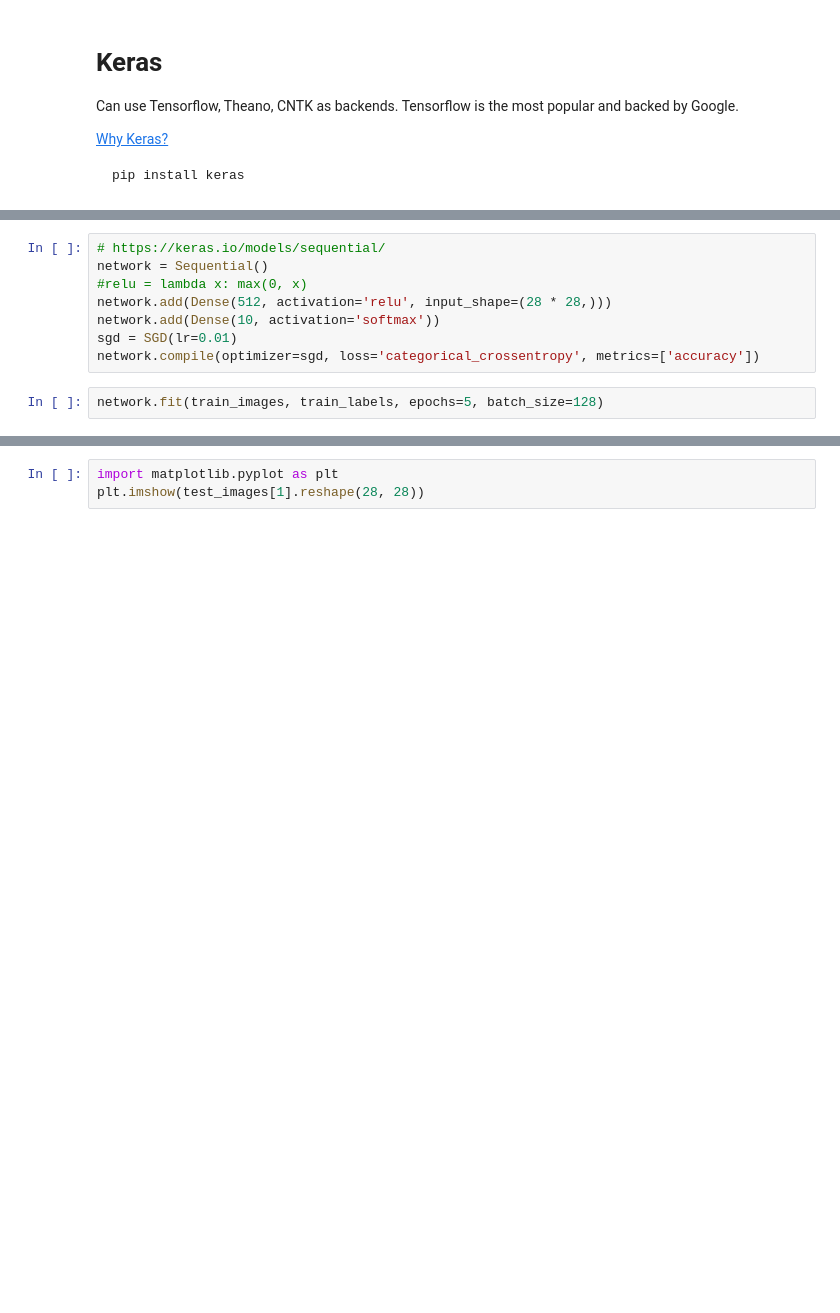
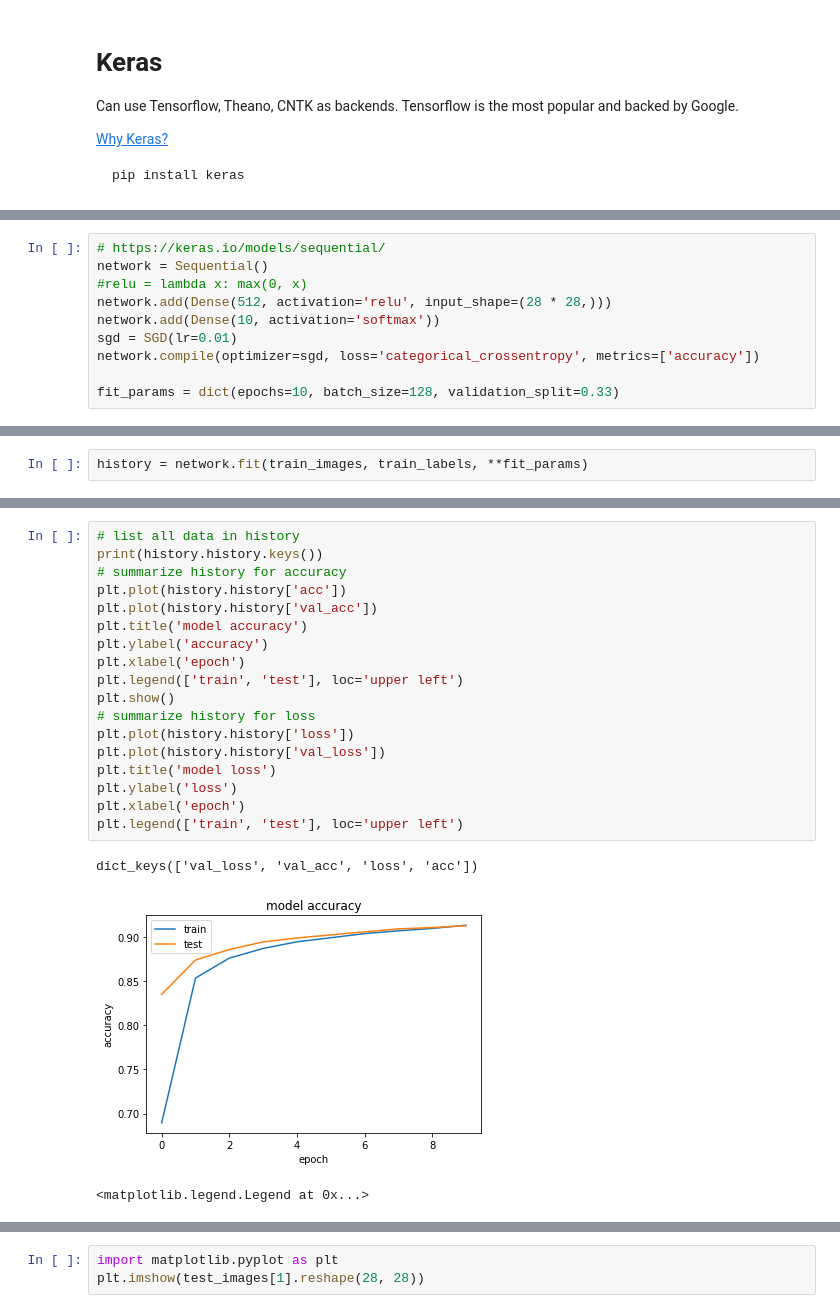
Before and after one commit to B1naryStudio/ML_course, a Jupyter notebook: MLP SGD mnist.ipynb, the cells around one changed output, grey strips where cells are left out. Saved outputs shown, nothing was run; the diff lists cells and outputs as text; blank space fills up the shorter version.

```diff
--- a/MLP SGD mnist.ipynb
+++ b/MLP SGD mnist.ipynb
@@ -46,5 +48,5 @@ network.add(Dense(512, activation='relu', input_shape=(28 * 28,)))
 network.add(Dense(10, activation='softmax'))
 sgd = SGD(lr=0.01)
 network.compile(optimizer=sgd, loss='categorical_crossentropy', metrics=['accuracy'])
+
+fit_params = dict(epochs=10, batch_size=128, validation_split=0.33)
-# %%
-network.fit(train_images, train_labels, epochs=5, batch_size=128)
@@ -62,0 +53,2 @@ Epoch 5/5
+# %%
+history = network.fit(train_images, train_labels, **fit_params)
@@ -62,0 +73,22 @@ Epoch 5/5
+# %%
+# list all data in history
+print(history.history.keys())
+# summarize history for accuracy
+plt.plot(history.history['acc'])
+plt.plot(history.history['val_acc'])
+plt.title('model accuracy')
+plt.ylabel('accuracy')
+plt.xlabel('epoch')
+plt.legend(['train', 'test'], loc='upper left')
+plt.show()
+# summarize history for loss
+plt.plot(history.history['loss'])
+plt.plot(history.history['val_loss'])
+plt.title('model loss')
+plt.ylabel('loss')
+plt.xlabel('epoch')
+plt.legend(['train', 'test'], loc='upper left')
+# %% [output]
+dict_keys(['val_loss', 'val_acc', 'loss', 'acc'])
+[figure, added]
+<matplotlib.legend.Legend at 0x...>
```
Also changed, not shown: parts of 11 cells of this notebook, 2 other files.
